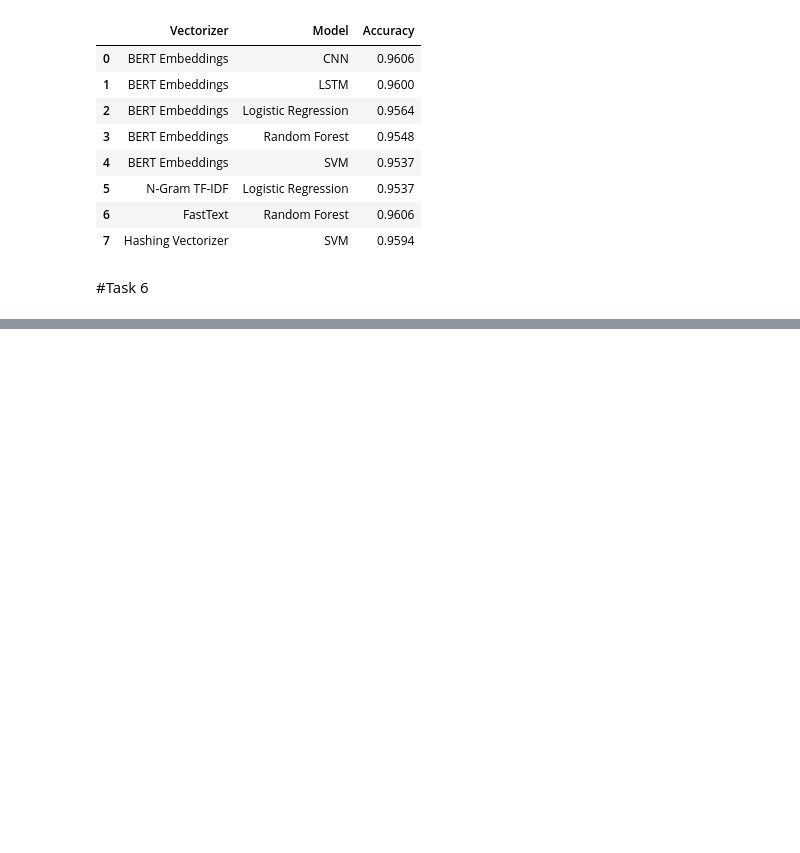
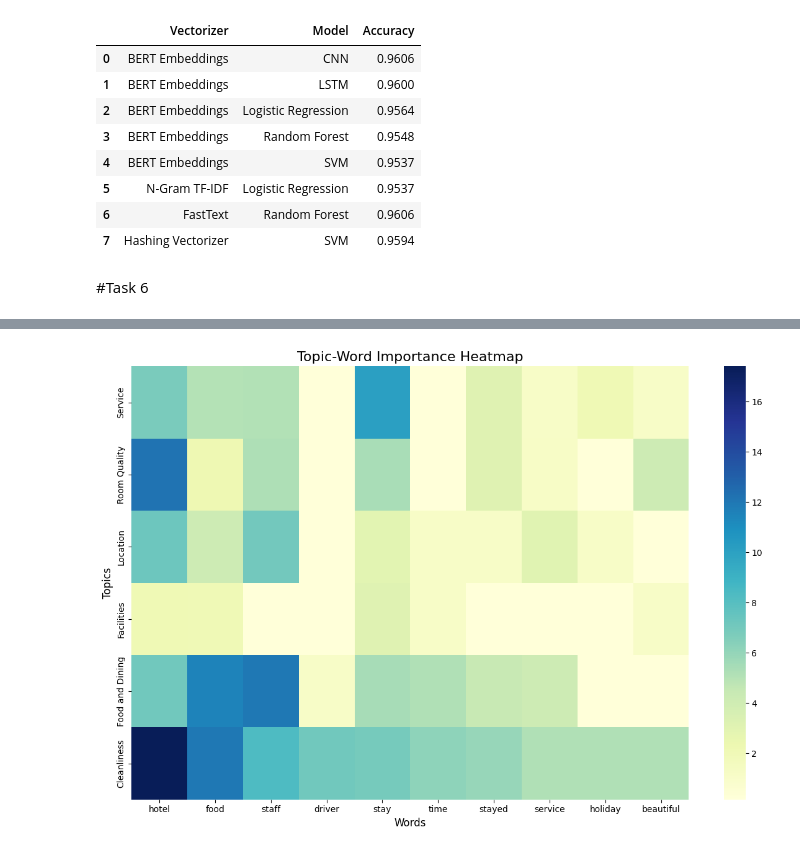
Before and after one commit to j-ranasinghe/nlp_cw, a Jupyter notebook: Solution_GroupH.ipynb, the cells around one changed output, grey strips where cells are left out. Saved outputs shown, nothing was run; the diff lists cells and outputs as text; code cells hidden in the pictures; blank space fills up the shorter version.

```diff
--- a/Solution_GroupH.ipynb
+++ b/Solution_GroupH.ipynb
@@ -1749,0 +2021,40 @@ final_evaluation_df
+# %%
+import numpy as np
+import seaborn as sns
+import matplotlib.pyplot as plt
+
+# Create a heatmap of top words for each topic
+def plot_topic_word_heatmap_with_names(model, feature_names, topic_names, n_top_words=10):
+    topics = []
+    for topic_idx, topic in enumerate(model.components_):
+        top_words_idx = topic.argsort()[:-n_top_words - 1:-1]
+        top_words = [feature_names[i] for i in top_words_idx]
+        topics.append(top_words)
+
+    # Create heatmap data
+    heatmap_data = np.array([
+        model.components_[topic_idx, top_word_idx]
+        for topic_idx in range(len(model.components_))
+        for top_word_idx in top_words_idx
+    ]).reshape(len(model.components_), -1)
+
+    # Plot the heatmap
+    plt.figure(figsize=(12, 8))
+    sns.heatmap(
+        heatmap_data,
+        cmap="YlGnBu",
+        xticklabels=top_words,
+        yticklabels=[topic_names.get(i, f"Topic {i}") for i in range(len(topics))],  # Use topic names
+        annot=False,
+        fmt=".2f"
+    )
+    plt.title("Topic-Word Importance Heatmap", fontsize=16)
+    plt.xlabel("Words", fontsize=12)
+    plt.ylabel("Topics", fontsize=12)
+    plt.tight_layout()
+    plt.show()
+
+# Call the function
+plot_topic_word_heatmap_with_names(lda_model, vectorizer.get_feature_names_out(), unique_topic_names)
+# %% [output]
+[figure, added]
```
Also changed, not shown: parts of 20 cells of this notebook.
